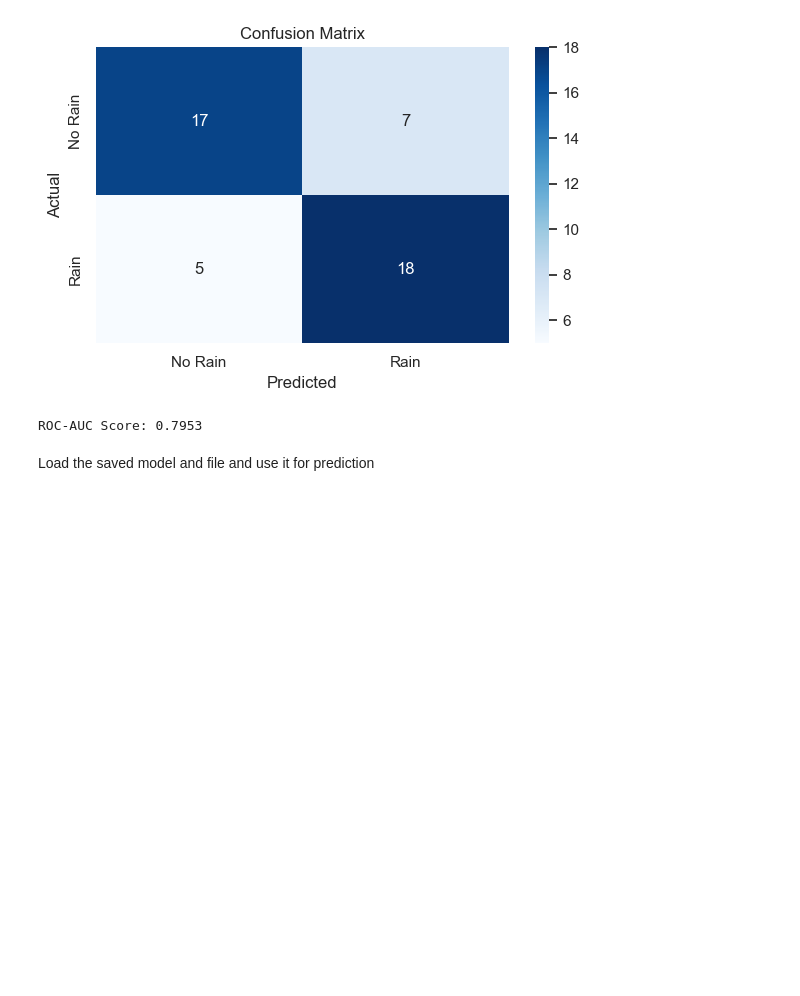
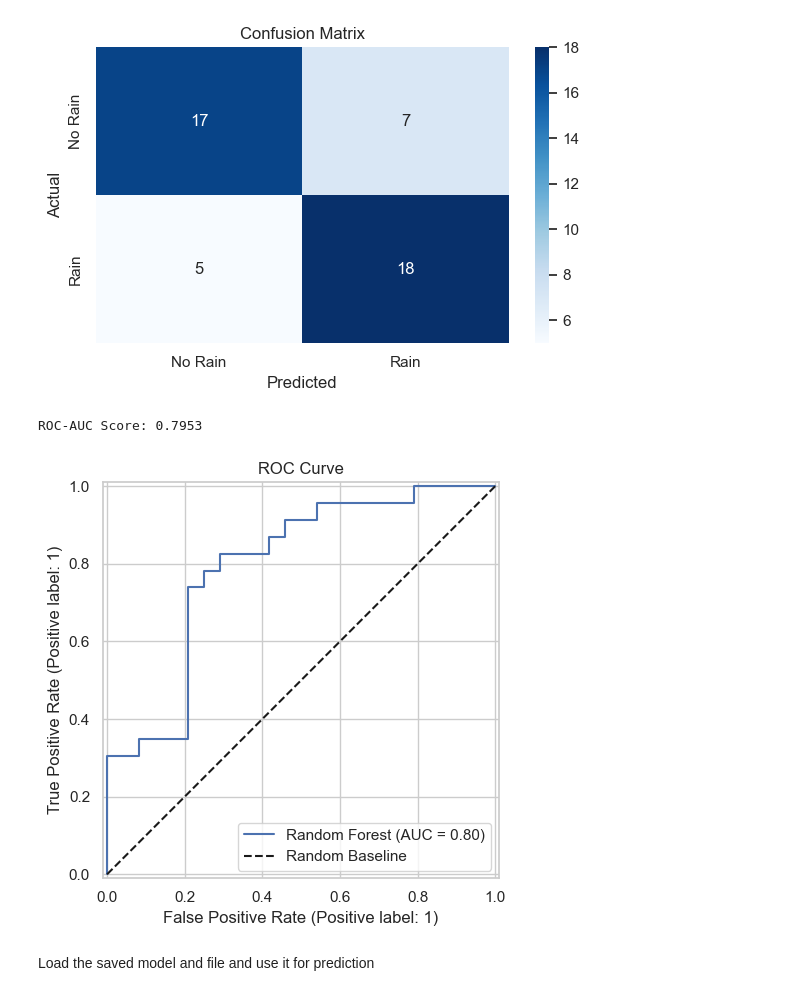
Before and after one commit to SinghKriti11/Rainfall-Prediction-Using-Machine-Learning, a Jupyter notebook: P5.ipynb, the cells around one changed output. Drawn from its saved outputs; the diff is of its cells as text; code cells hidden in the pictures; blank space fills up the shorter version.

```diff
--- a/P5.ipynb
+++ b/P5.ipynb
@@ -464,6 +464,17 @@ y_proba=best_rf_model.predict_proba(X_test)[:, 1]
 print("ROC-AUC Score:", round(roc_auc_score(y_test, y_proba), 4))
 # %% [output]
 ROC-AUC Score: 0.7953
+# %%
+# ROC Curve Plot
+fig, ax = plt.subplots(figsize=(6, 5))
+RocCurveDisplay.from_predictions(y_test, y_proba, name="Random Forest", ax=ax)
+ax.plot([0, 1], [0, 1], "k--", label="Random Baseline")
+ax.set_title("ROC Curve")
+ax.legend()
+plt.tight_layout()
+plt.show()
+# %% [output]
+[figure, added]
 # %%
 # save model and feature names to a pickle file
 model_data={"model": best_rf_model, "feature_names": X.columns.tolist()}
```
